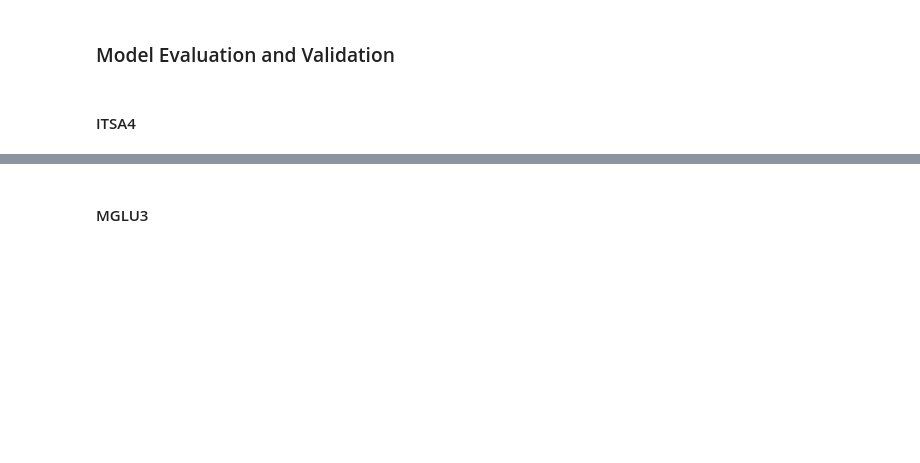
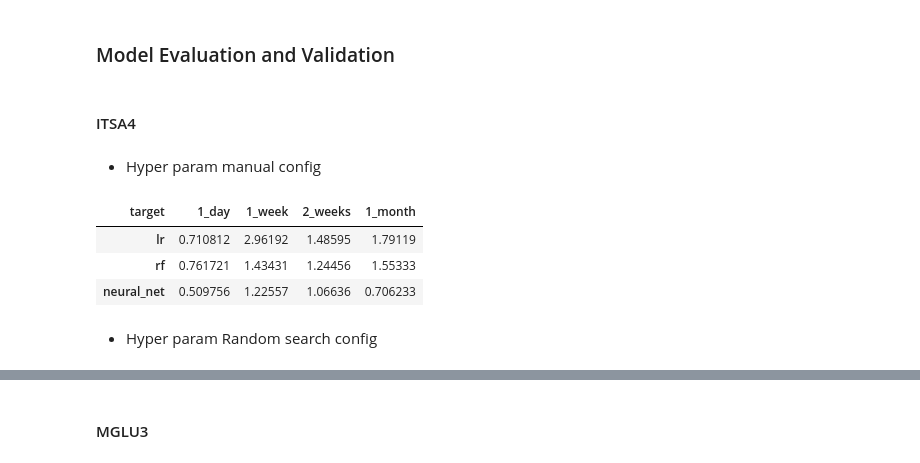
Before and after one commit to felipery03/stock-price-predictor, a Jupyter notebook: project_report.ipynb, the cells around one changed output, grey strips where cells are left out. Drawn from its saved outputs; the diff is of its cells as text; code cells hidden in the pictures; blank space fills up the shorter version.

```diff
--- a/project_report.ipynb
+++ b/project_report.ipynb
@@ -435,3 +595,14 @@ For modeling step, the first approach was linear regression but it does not fit
 ### Model Evaluation and Validation
 # %% [markdown]
 #### ITSA4
+# %% [markdown]
+- Hyper param manual config
+# %%
+# Calculate MAE result of test set for ITSA4 using manual param config
+itsa4_manual_result = TrainModel.calculate_results(itsa4_vars_df, targets_dict, manual_pipelines)
+itsa4_manual_result
+# %% [output]
+| target | 1_day | 1_week | 2_weeks | 1_month |
+| lr | 0.710812 | 2.96192 | 1.48595 | 1.79119 |
+| rf | 0.761721 | 1.43431 | 1.24456 | 1.55333 |
+| neural_net | 0.509756 | 1.22557 | 1.06636 | 0.706233 |
@@ -438 +612,3 @@ For modeling step, the first approach was linear regression but it does not fit
+# %% [markdown]
+- Hyper param Random search config
 # %%
```
Also changed, not shown: parts of 63 cells of this notebook, 2 other files.
